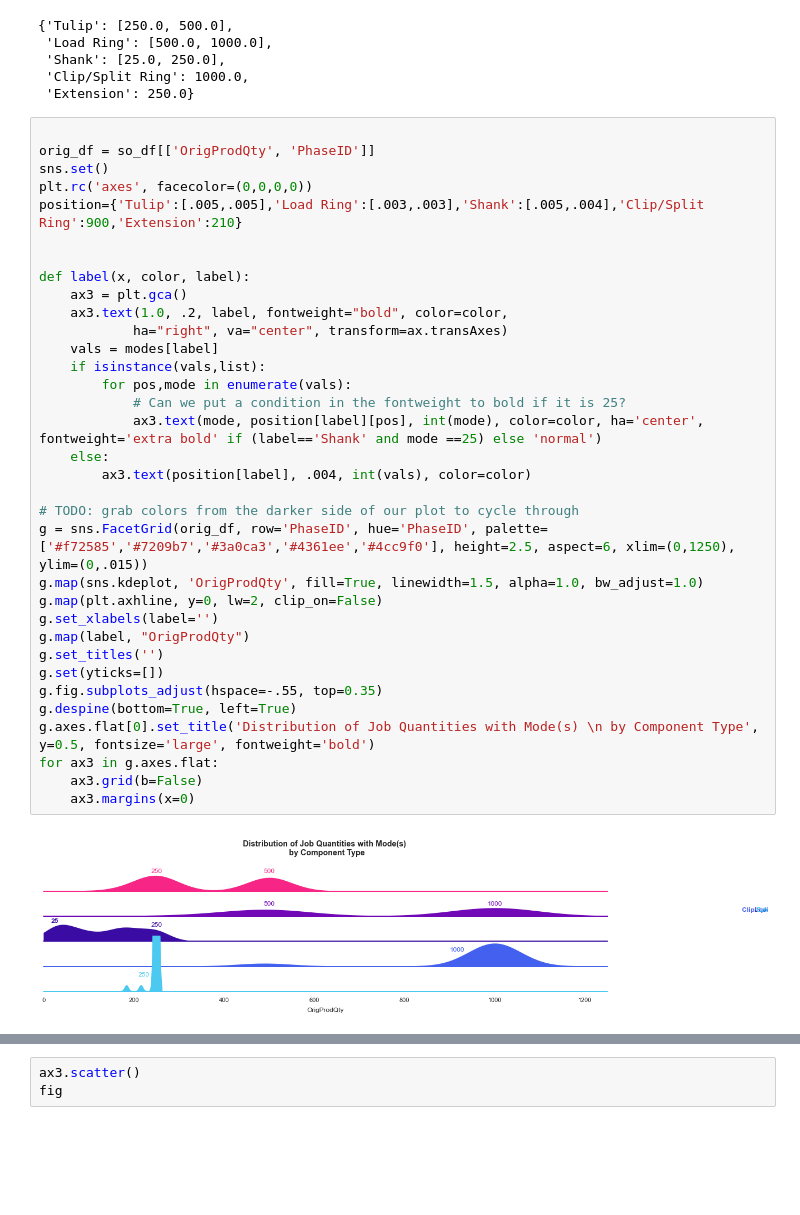
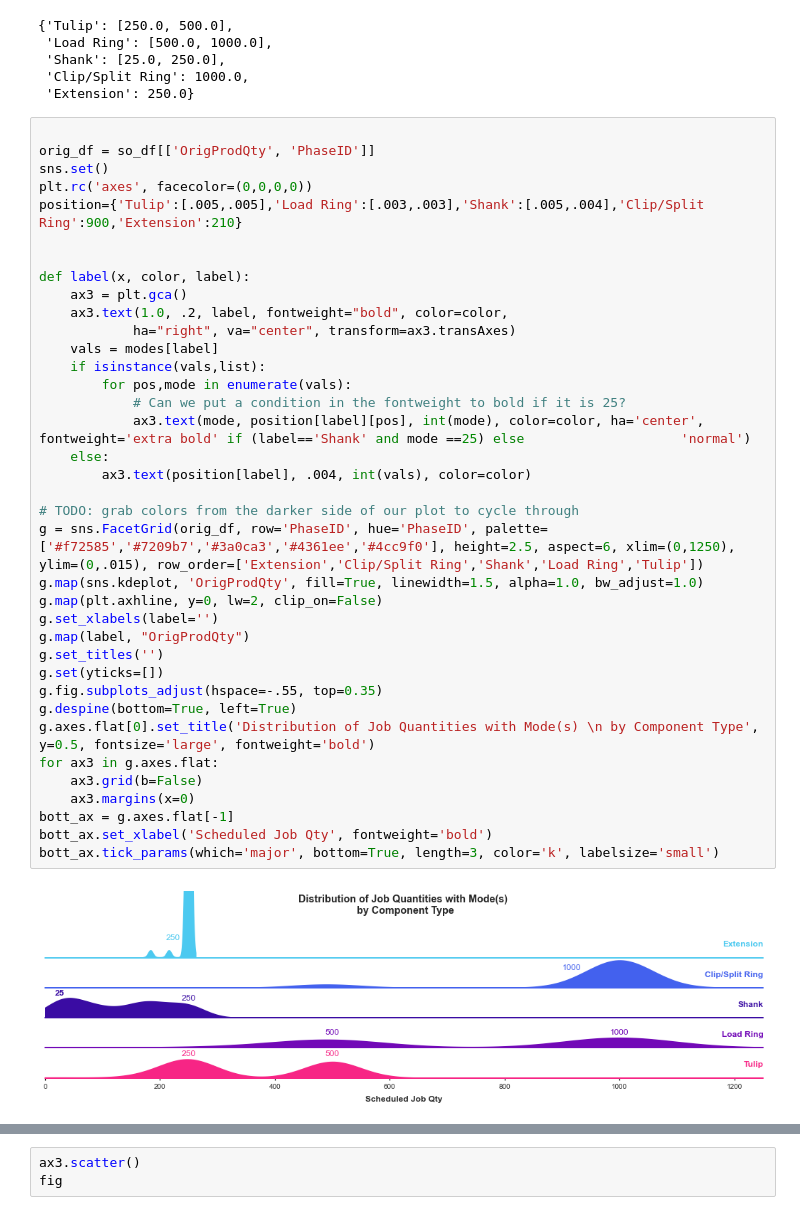
Before and after one commit to tall-geese/AQL-order-breakdown, a Jupyter notebook: notebooks/Analysis of Modular Components Impact on AQL.ipynb, the cells around one changed output, grey strips where cells are left out. Cells and saved outputs as stored; diff of their text form; blank space fills up the shorter version.

Commit message:
finished adding annotations to the AQL graph, need to go back and do the same for the JobQty graph

```diff
--- a/notebooks/Analysis of Modular Components Impact on AQL.ipynb
+++ b/notebooks/Analysis of Modular Components Impact on AQL.ipynb
@@ -124,35 +124,38 @@ modes
 orig_df = so_df[['OrigProdQty', 'PhaseID']]
 sns.set()
 plt.rc('axes', facecolor=(0,0,0,0))
 position={'Tulip':[.005,.005],'Load Ring':[.003,.003],'Shank':[.005,.004],'Clip/Split Ring':900,'Extension':210}
 
 
 def label(x, color, label):
     ax3 = plt.gca()
     ax3.text(1.0, .2, label, fontweight="bold", color=color,
-            ha="right", va="center", transform=ax.transAxes)
+            ha="right", va="center", transform=ax3.transAxes)
     vals = modes[label]
     if isinstance(vals,list):
         for pos,mode in enumerate(vals):
             # Can we put a condition in the fontweight to bold if it is 25?
-            ax3.text(mode, position[label][pos], int(mode), color=color, ha='center', fontweight='extra bold' if (label=='Shank' and mode ==25) else 'normal')
+            ax3.text(mode, position[label][pos], int(mode), color=color, ha='center', fontweight='extra bold' if (label=='Shank' and mode ==25) else                    'normal')
     else:
         ax3.text(position[label], .004, int(vals), color=color)
 
 # TODO: grab colors from the darker side of our plot to cycle through
-g = sns.FacetGrid(orig_df, row='PhaseID', hue='PhaseID', palette=['#f72585','#7209b7','#3a0ca3','#4361ee','#4cc9f0'], height=2.5, aspect=6, xlim=(0,1250), ylim=(0,.015))
+g = sns.FacetGrid(orig_df, row='PhaseID', hue='PhaseID', palette=['#f72585','#7209b7','#3a0ca3','#4361ee','#4cc9f0'], height=2.5, aspect=6, xlim=(0,1250),                              ylim=(0,.015), row_order=['Extension','Clip/Split Ring','Shank','Load Ring','Tulip'])
 g.map(sns.kdeplot, 'OrigProdQty', fill=True, linewidth=1.5, alpha=1.0, bw_adjust=1.0)
 g.map(plt.axhline, y=0, lw=2, clip_on=False)
 g.set_xlabels(label='')
 g.map(label, "OrigProdQty")
 g.set_titles('')
 g.set(yticks=[])
 g.fig.subplots_adjust(hspace=-.55, top=0.35)
 g.despine(bottom=True, left=True)
 g.axes.flat[0].set_title('Distribution of Job Quantities with Mode(s) \n by Component Type', y=0.5, fontsize='large', fontweight='bold')
 for ax3 in g.axes.flat:
     ax3.grid(b=False)
     ax3.margins(x=0)
+bott_ax = g.axes.flat[-1]
+bott_ax.set_xlabel('Scheduled Job Qty', fontweight='bold')
+bott_ax.tick_params(which='major', bottom=True, length=3, color='k', labelsize='small')
 # %% [output]
-[figure, old version]
+[figure, new version]
 # %%
```
Also changed, not shown: parts of 1 cell of this notebook.
